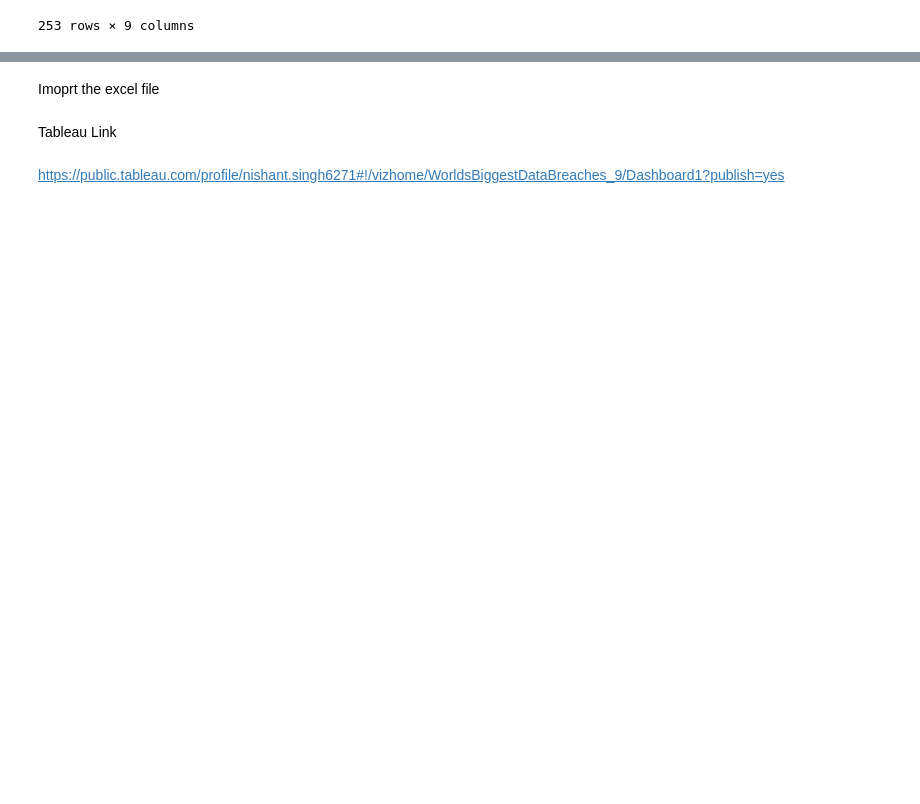
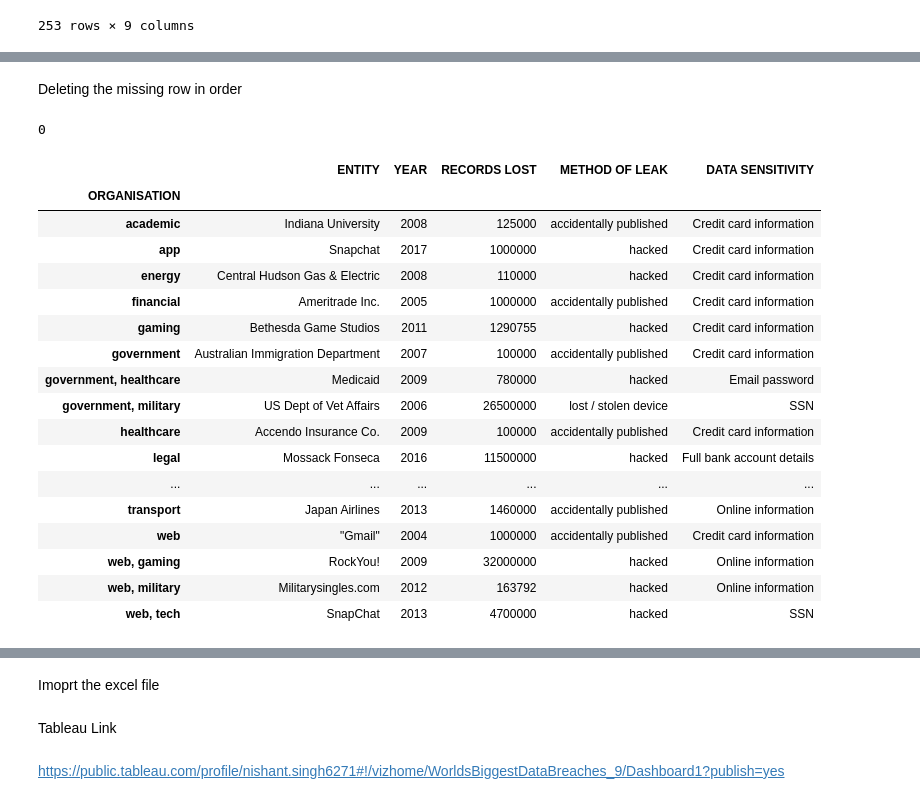
Before and after one commit to nishantsingh93/World-s-Biggest-Data-Breaches, a Jupyter notebook: World%2527s%2BBiggest%2BData%2BBreaches.ipynb, the cells around one changed output, grey strips where cells are left out. Saved outputs shown, nothing was run; the diff lists cells and outputs as text; code cells hidden in the pictures; blank space fills up the shorter version.

```diff
--- a/World%2527s%2BBiggest%2BData%2BBreaches.ipynb
+++ b/World%2527s%2BBiggest%2BData%2BBreaches.ipynb
@@ -237,0 +230,2 @@ df
+# %%
+df.loc[df['DATA SENSITIVITY'] =='3', 'DATA SENSITIVITY'] = 'Persional information'
@@ -237,0 +250,2 @@ df
+# %% [markdown]
+Deleting the missing row in order
@@ -237,0 +258,26 @@ df
+# %%
+len(np.where(df['ORGANISATION'].isnull())[0])
+# %% [output]
+0
+# %%
+by_comp = df.groupby('ORGANISATION')
+by_comp.min()
+# %% [output]
+|  | ENTITY | YEAR | RECORDS LOST | METHOD OF LEAK | DATA SENSITIVITY |
+| ORGANISATION |  |  |  |  |  |
+| academic | Indiana University | 2008 | 125000 | accidentally published | Credit card information |
+| app | Snapchat | 2017 | 1000000 | hacked | Credit card information |
+| energy | Central Hudson Gas & Electric | 2008 | 110000 | hacked | Credit card information |
+| financial | Ameritrade Inc. | 2005 | 1000000 | accidentally published | Credit card information |
+| gaming | Bethesda Game Studios | 2011 | 1290755 | hacked | Credit card information |
+| government | Australian Immigration Department | 2007 | 100000 | accidentally published | Credit card information |
+| government, healthcare | Medicaid | 2009 | 780000 | hacked | Email password |
+| government, military | US Dept of Vet Affairs | 2006 | 26500000 | lost / stolen device | SSN |
+| healthcare | Accendo Insurance Co. | 2009 | 100000 | accidentally published | Credit card information |
+| legal | Mossack Fonseca | 2016 | 11500000 | hacked | Full bank account details |
+| ... | ... | ... | ... | ... | ... |
+| transport | Japan Airlines | 2013 | 1460000 | accidentally published | Online information |
+| web | "Gmail" | 2004 | 1000000 | accidentally published | Credit card information |
+| web, gaming | RockYou! | 2009 | 32000000 | hacked | Online information |
+| web, military | Militarysingles.com | 2012 | 163792 | hacked | Online information |
+| web, tech | SnapChat | 2013 | 4700000 | hacked | SSN |
```
Also changed, not shown: parts of 40 cells of this notebook, 1 other file.
